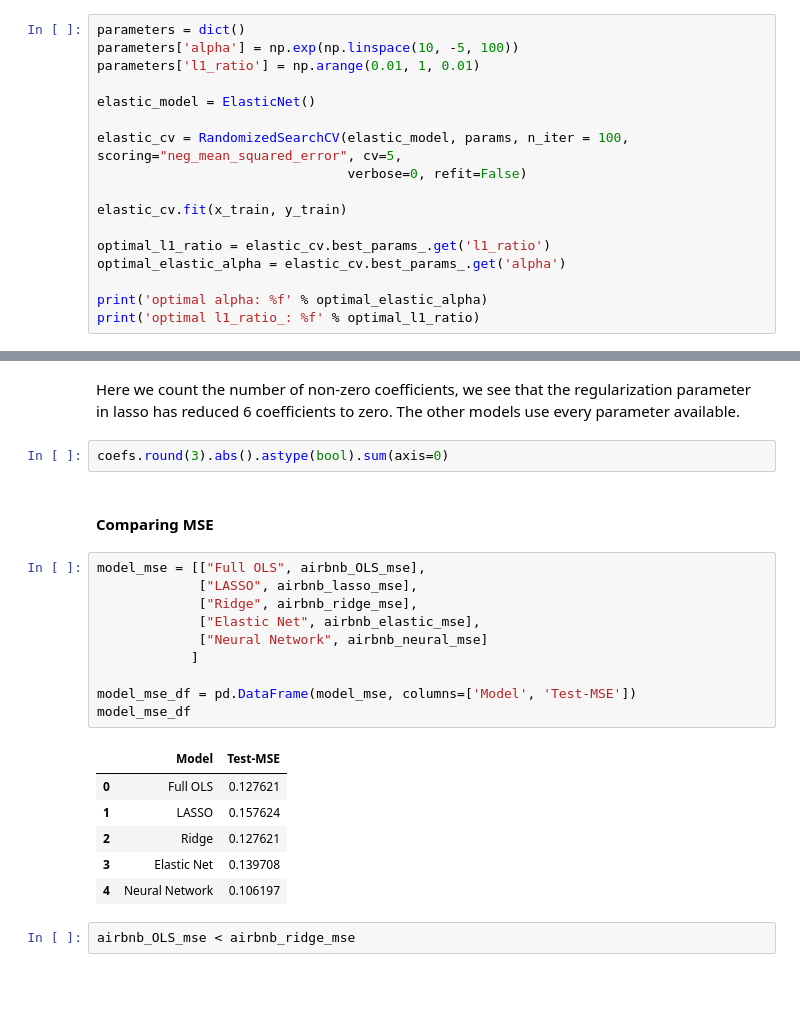
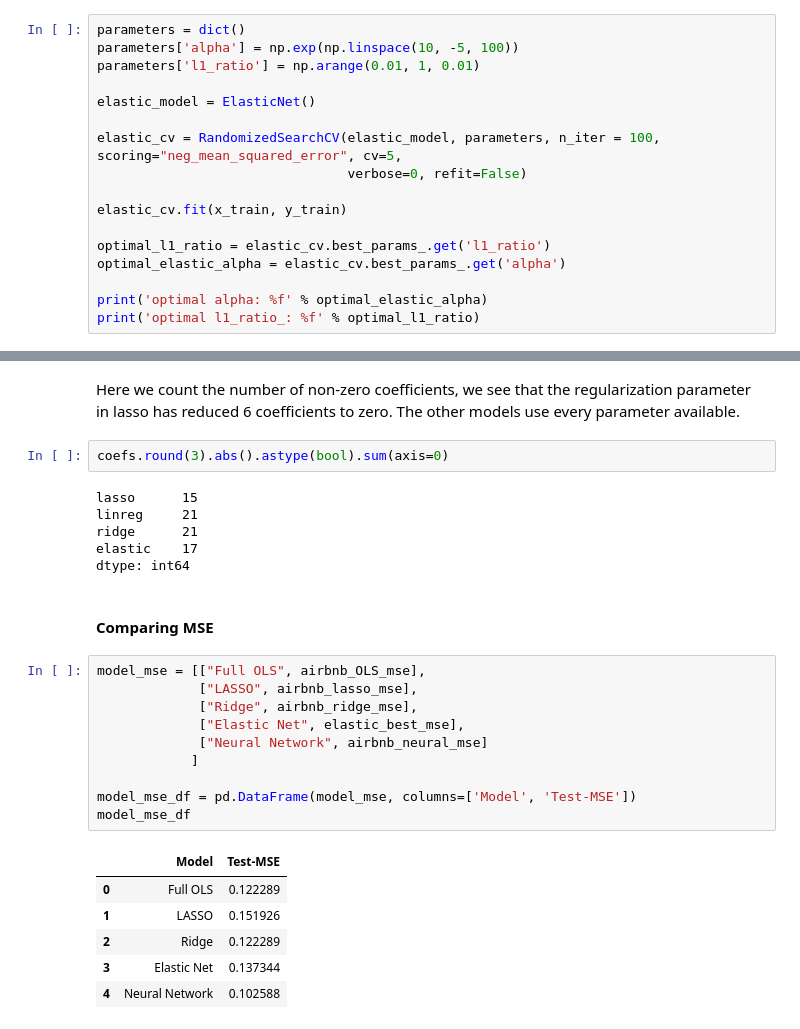
Before and after one commit to Hrithik0015/ECON323_Project, a Jupyter notebook: Project_Report.ipynb, the cells around one changed output, grey strips where cells are left out. Drawn from its saved outputs; the diff is of its cells as text; blank space fills up the shorter version.

Commit message:
made minor edits to clean code and added descriptions for neural networks

```diff
--- a/Project_Report.ipynb
+++ b/Project_Report.ipynb
@@ -514,7 +493,7 @@ parameters['l1_ratio'] = np.arange(0.01, 1, 0.01)
 
 elastic_model = ElasticNet()
 
-elastic_cv = RandomizedSearchCV(elastic_model, params, n_iter = 100, scoring="neg_mean_squared_error", cv=5,
+elastic_cv = RandomizedSearchCV(elastic_model, parameters, n_iter = 100, scoring="neg_mean_squared_error", cv=5,
                                 verbose=0, refit=False)
 
 elastic_cv.fit(x_train, y_train)
@@ -651,27 +632,31 @@ time_weekends           0.002646  0.032798  0.032795  0.032784
 Here we count the number of non-zero coefficients, we see that the regularization parameter in lasso has reduced 6 coefficients to zero. The other models use every parameter available.
 # %%
 coefs.round(3).abs().astype(bool).sum(axis=0)
+# %% [output]
+lasso      15
+linreg     21
+ridge      21
+elastic    17
+dtype: int64
 # %% [markdown]
 #### Comparing MSE
 # %%
 model_mse = [["Full OLS", airbnb_OLS_mse],
              ["LASSO", airbnb_lasso_mse],
              ["Ridge", airbnb_ridge_mse],
-             ["Elastic Net", airbnb_elastic_mse],
+             ["Elastic Net", elastic_best_mse],
              ["Neural Network", airbnb_neural_mse]
             ]
 
 model_mse_df = pd.DataFrame(model_mse, columns=['Model', 'Test-MSE'])
 model_mse_df
 # %% [output]
 |  | Model | Test-MSE |
-| 0 | Full OLS | 0.127621 |
-| 1 | LASSO | 0.157624 |
-| 2 | Ridge | 0.127621 |
-| 3 | Elastic Net | 0.139708 |
-| 4 | Neural Network | 0.106197 |
+| 0 | Full OLS | 0.122289 |
+| 1 | LASSO | 0.151926 |
+| 2 | Ridge | 0.122289 |
+| 3 | Elastic Net | 0.137344 |
+| 4 | Neural Network | 0.102588 |
-# %%
-airbnb_OLS_mse < airbnb_ridge_mse
 # %% [markdown]
 The test-MSE (mean squared error) is calculated using the following formula:
 
```
Also changed, not shown: parts of 27 cells of this notebook.
